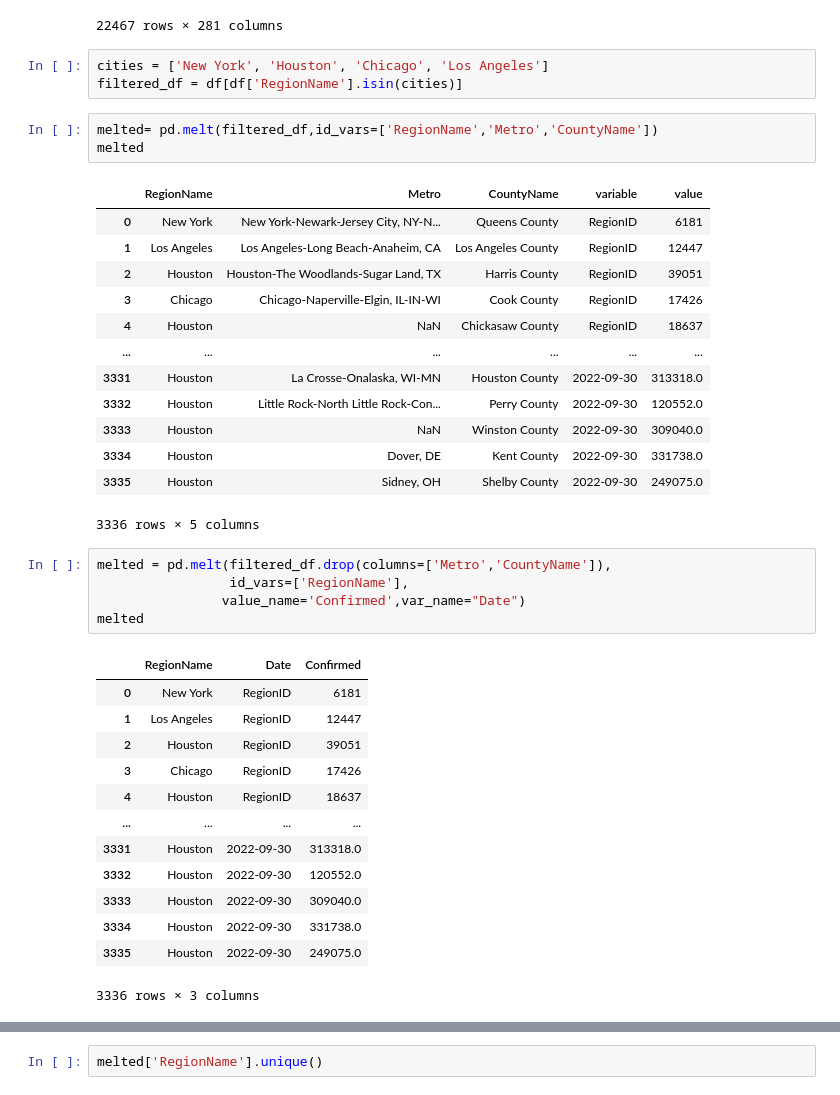
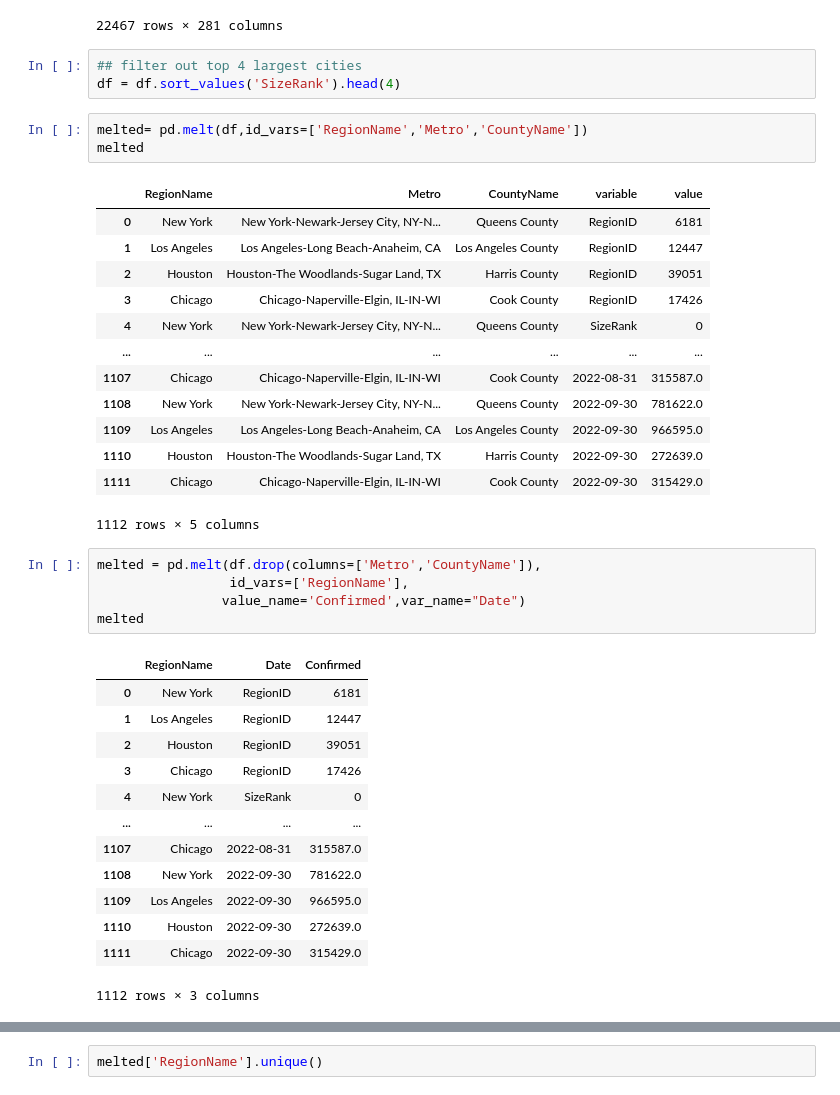
Before and after one commit to sof2401/Data-Visualization, a Jupyter notebook: Week 1/Preparing Time Series from Wide-Form Data (Core).ipynb, the cells around one changed output, grey strips where cells are left out. Drawn from its saved outputs; the diff is of its cells as text.

```diff
--- a/Week 1/Preparing Time Series from Wide-Form Data (Core).ipynb
+++ b/Week 1/Preparing Time Series from Wide-Form Data (Core).ipynb
@@ -21,27 +21,27 @@ df
 | 22466 | 42575 | 28439 | Quinwood | city | WV | WV | NaN | Greenbrier County | NaN | ... |
 22467 rows × 281 columns
 # %%
-cities = ['New York', 'Houston', 'Chicago', 'Los Angeles']
-filtered_df = df[df['RegionName'].isin(cities)]
+## filter out top 4 largest cities
+df = df.sort_values('SizeRank').head(4)
 # %%
-melted= pd.melt(filtered_df,id_vars=['RegionName','Metro','CountyName'])
+melted= pd.melt(df,id_vars=['RegionName','Metro','CountyName'])
 melted
 # %% [output]
 |  | RegionName | Metro | CountyName | variable | value |
 | 0 | New York | New York-Newark-Jersey City, NY-N... | Queens County | RegionID | 6181 |
 | 1 | Los Angeles | Los Angeles-Long Beach-Anaheim, CA | Los Angeles County | RegionID | 12447 |
 | 2 | Houston | Houston-The Woodlands-Sugar Land, TX | Harris County | RegionID | 39051 |
 | 3 | Chicago | Chicago-Naperville-Elgin, IL-IN-WI | Cook County | RegionID | 17426 |
-| 4 | Houston | NaN | Chickasaw County | RegionID | 18637 |
+| 4 | New York | New York-Newark-Jersey City, NY-N... | Queens County | SizeRank | 0 |
 | ... | ... | ... | ... | ... | ... |
-| 3331 | Houston | La Crosse-Onalaska, WI-MN | Houston County | 2022-09-30 | 313318.0 |
-| 3332 | Houston | Little Rock-North Little Rock-Con... | Perry County | 2022-09-30 | 120552.0 |
-| 3333 | Houston | NaN | Winston County | 2022-09-30 | 309040.0 |
-| 3334 | Houston | Dover, DE | Kent County | 2022-09-30 | 331738.0 |
-| 3335 | Houston | Sidney, OH | Shelby County | 2022-09-30 | 249075.0 |
+| 1107 | Chicago | Chicago-Naperville-Elgin, IL-IN-WI | Cook County | 2022-08-31 | 315587.0 |
+| 1108 | New York | New York-Newark-Jersey City, NY-N... | Queens County | 2022-09-30 | 781622.0 |
+| 1109 | Los Angeles | Los Angeles-Long Beach-Anaheim, CA | Los Angeles County | 2022-09-30 | 966595.0 |
+| 1110 | Houston | Houston-The Woodlands-Sugar Land, TX | Harris County | 2022-09-30 | 272639.0 |
+| 1111 | Chicago | Chicago-Naperville-Elgin, IL-IN-WI | Cook County | 2022-09-30 | 315429.0 |
-3336 rows × 5 columns
+1112 rows × 5 columns
 # %%
-melted = pd.melt(filtered_df.drop(columns=['Metro','CountyName']),
+melted = pd.melt(df.drop(columns=['Metro','CountyName']),
                  id_vars=['RegionName'],
                 value_name='Confirmed',var_name="Date")
 melted
@@ -51,14 +51,14 @@ melted
 | 1 | Los Angeles | RegionID | 12447 |
 | 2 | Houston | RegionID | 39051 |
 | 3 | Chicago | RegionID | 17426 |
-| 4 | Houston | RegionID | 18637 |
+| 4 | New York | SizeRank | 0 |
 | ... | ... | ... | ... |
-| 3331 | Houston | 2022-09-30 | 313318.0 |
-| 3332 | Houston | 2022-09-30 | 120552.0 |
-| 3333 | Houston | 2022-09-30 | 309040.0 |
-| 3334 | Houston | 2022-09-30 | 331738.0 |
-| 3335 | Houston | 2022-09-30 | 249075.0 |
+| 1107 | Chicago | 2022-08-31 | 315587.0 |
+| 1108 | New York | 2022-09-30 | 781622.0 |
+| 1109 | Los Angeles | 2022-09-30 | 966595.0 |
+| 1110 | Houston | 2022-09-30 | 272639.0 |
+| 1111 | Chicago | 2022-09-30 | 315429.0 |
-3336 rows × 3 columns
+1112 rows × 3 columns
 # %%
 melted = melted[~melted['Date'].isin(['RegionID', 'SizeRank','StateName','State','RegionType'])]
 melted
```
Also changed, not shown: parts of 5 cells of this notebook, 1 other file.
